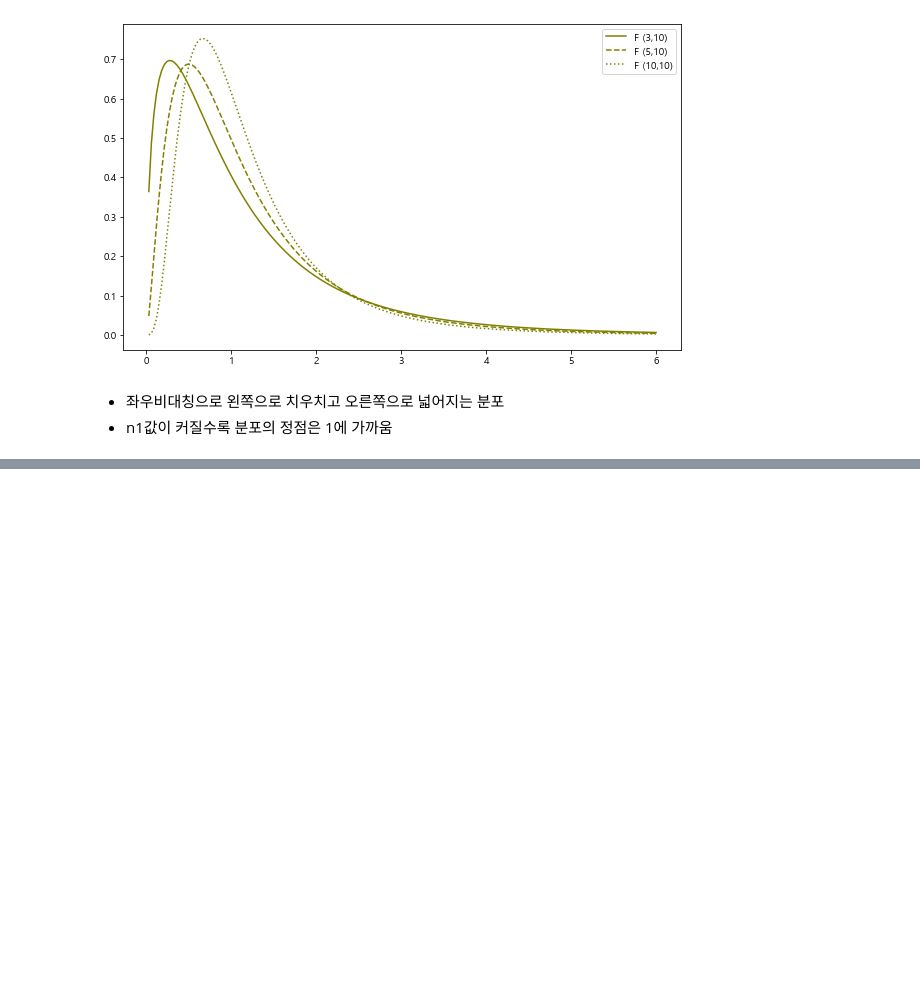
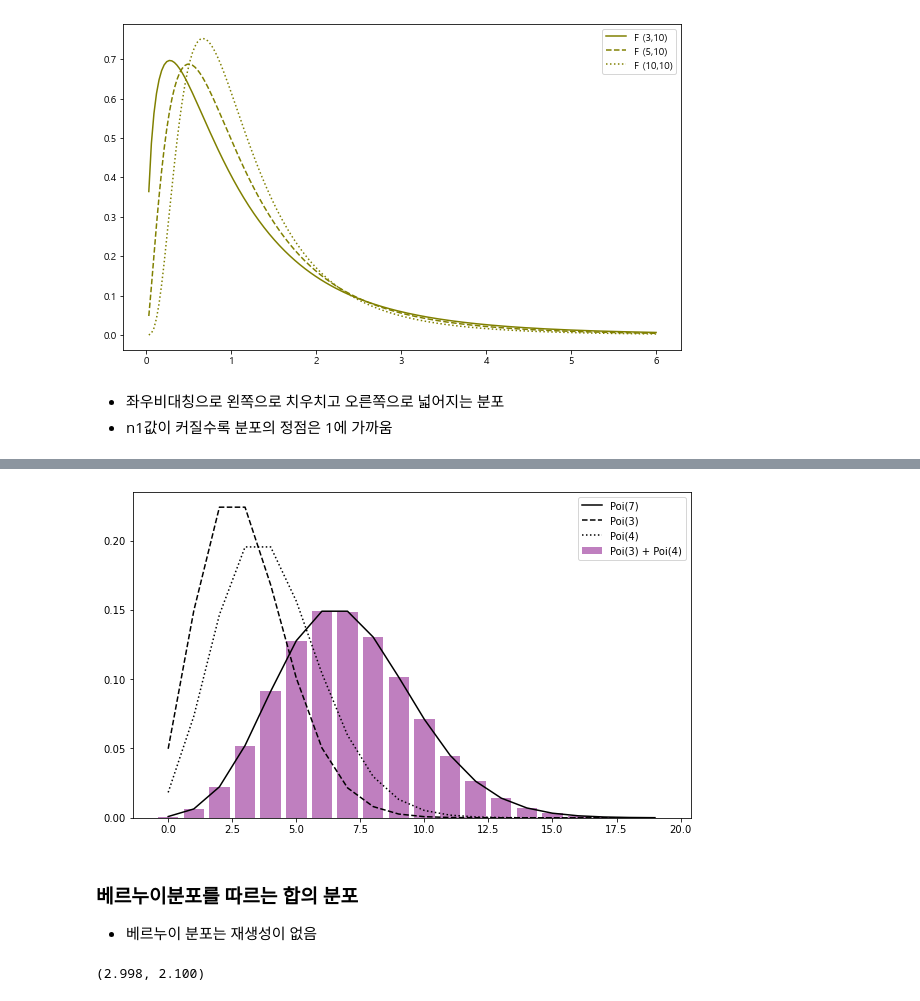
Before and after one commit to choi-aerim/cakd7_class, a Jupyter notebook: m3_ 통계/Statistcs_2.ipynb, the cells around one changed output, grey strips where cells are left out. Saved outputs shown, nothing was run; the diff lists cells and outputs as text; code cells hidden in the pictures; blank space fills up the shorter version.

```diff
--- a/m3_ 통계/Statistcs_2.ipynb
+++ b/m3_ 통계/Statistcs_2.ipynb
@@ -1028,0 +1246,40 @@ plt.show()
+# %%
+import matplotlib.pyplot as plt
+import warnings
+warnings.filterwarnings('ignore')
+
+fig = plt.figure(figsize = (10,6))
+ax = fig.add_subplot(111)
+
+rv = stats.poisson(7)
+rv1 = stats.poisson(3)
+rv2 = stats.poisson(4)
+
+xs = np.arange(20)
+hist, _ = np.histogram(sum_sample, bins = 20, range = (0,20), normed = True)
+
+ax.bar(xs, hist, alpha = 0.5, label = 'Poi(3) + Poi(4)', color = 'purple')
+ax.plot(xs, rv.pmf(xs), label = 'Poi(7)', color = 'black')
+ax.plot(xs, rv1.pmf(xs), label = 'Poi(3)', color = 'black', ls = '--')
+ax.plot(xs, rv2.pmf(xs), label = 'Poi(4)', color = 'black', ls = ':')
+
+ax.legend()
+plt.show()
+# %% [output]
+[figure, added]
+# %% [markdown]
+### 베르누이분포를 따르는 합의 분포
+- 베르누이 분포는 재생성이 없음
+# %%
+# 포아송분포의 합의 분포  -> 기댓값과, 분산이 표본집단 수 배만큼 나와서 재생성 있어보임, 하지만 없음
+
+p = 0.3
+rv = stats.bernoulli(p)
+
+sample_size = int(1e6)
+xs_sample = rv.rvs((10,sample_size))
+sum_sample = np.sum(xs_sample, axis = 0)
+
+np.mean(sum_sample), np.var(sum_sample)
+# %% [output]
+(2.998, 2.100)
```
Also changed, not shown: parts of 31 cells of this notebook.
